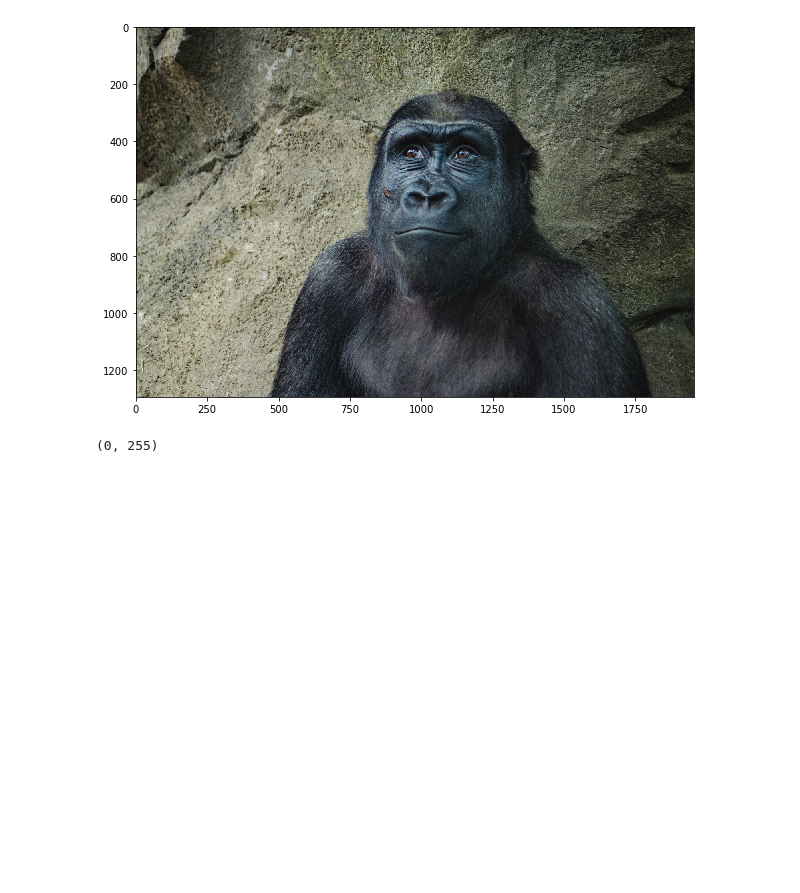
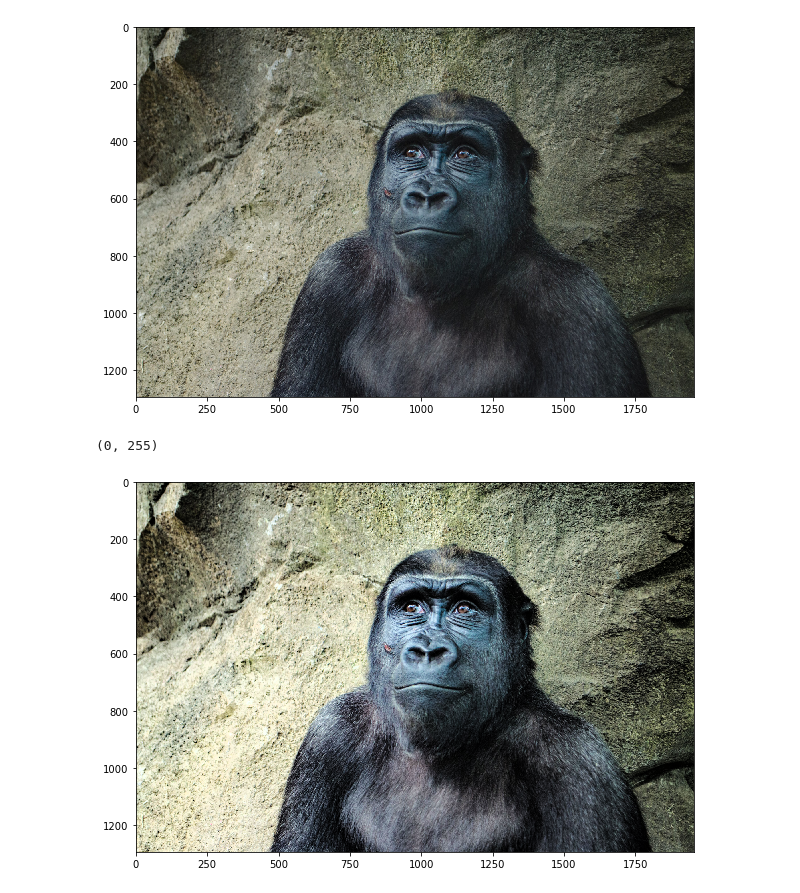
Before and after one commit to Dancan1998/Computer-Vision-Basics, a Jupyter notebook: Histograms.ipynb, the cells around one changed output. Drawn from its saved outputs; the diff is of its cells as text; code cells hidden in the pictures; blank space fills up the shorter version.

```diff
--- a/Histograms.ipynb
+++ b/Histograms.ipynb
@@ -136,3 +136,7 @@ values.min(), values.max()
 hsv[:,:,2] = cv2.equalizeHist( hsv[:,:,2])
 # %%
 eq_color_gorilla = cv2.cvtColor(hsv, cv2.COLOR_HSV2RGB)
+# %%
+display(eq_color_gorilla);
+# %% [output]
+[figure, added]
```
Also changed, not shown: 2 other files.
